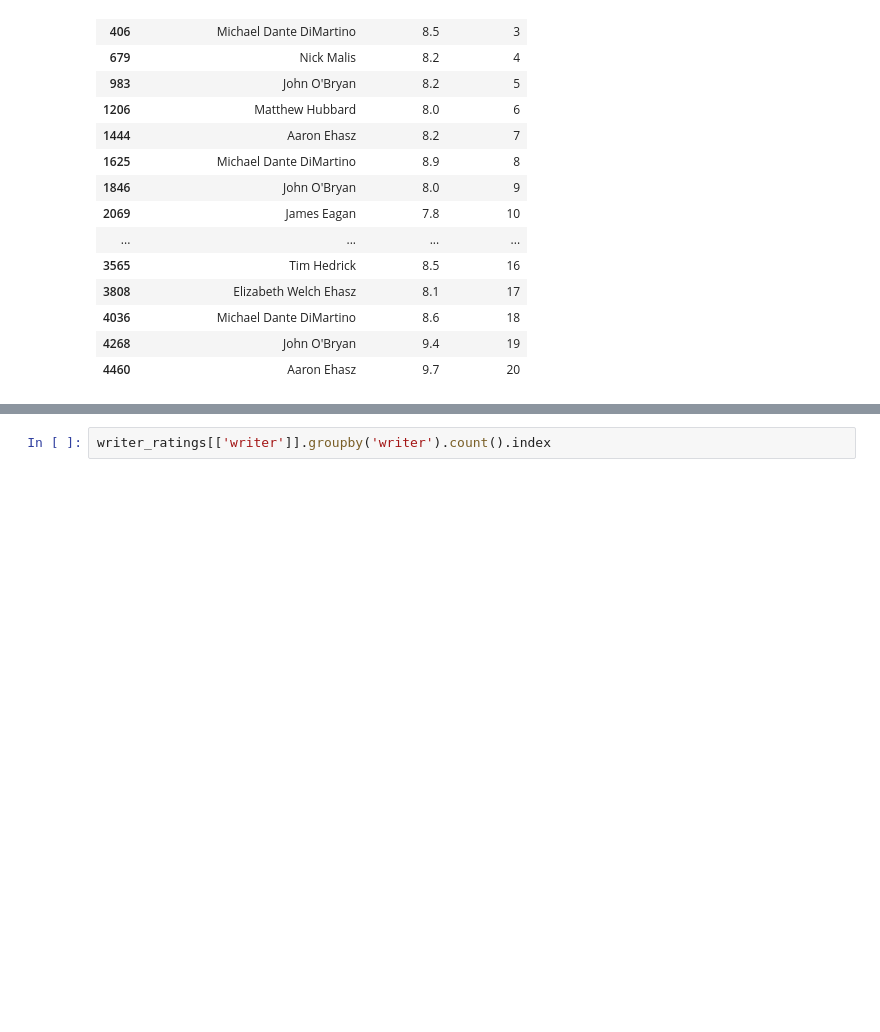
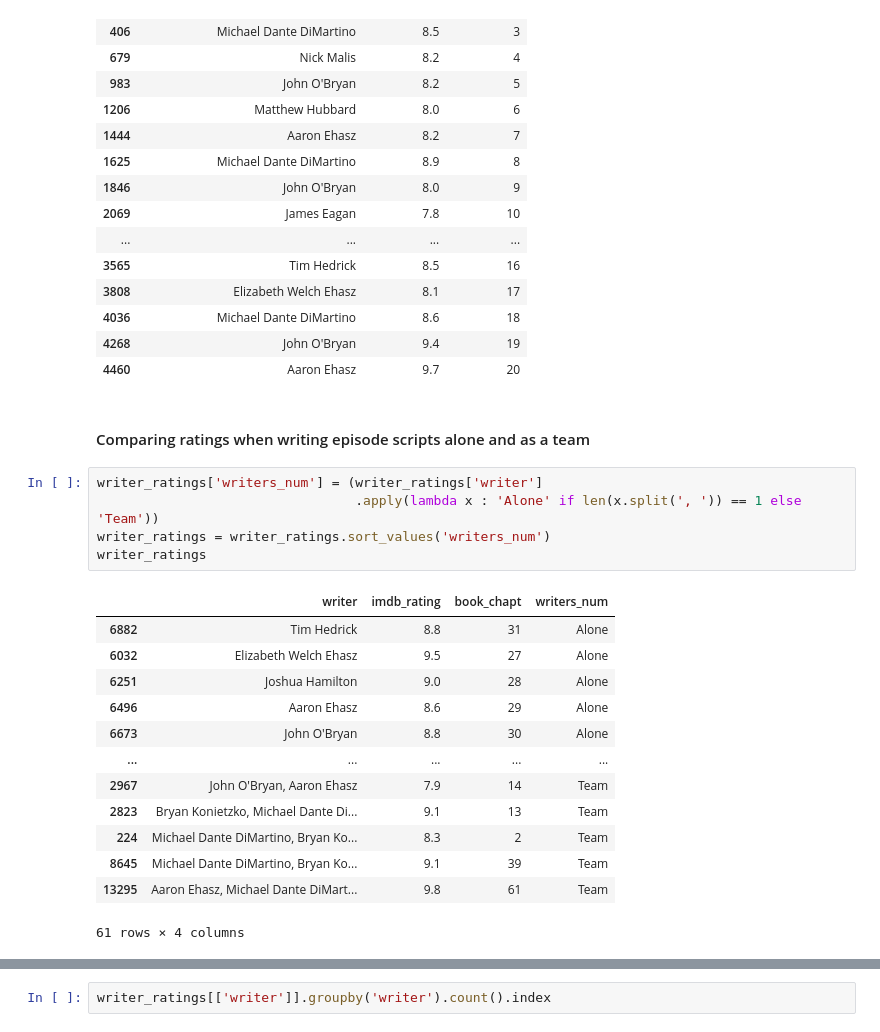
Before and after one commit to sgol11/avatar-analysis, a Jupyter notebook: avatar_analysis.ipynb, the cells around one changed output, grey strips where cells are left out. Cells and saved outputs as stored; diff of their text form; blank space fills up the shorter version.

```diff
--- a/avatar_analysis.ipynb
+++ b/avatar_analysis.ipynb
@@ -337,4 +337,25 @@ writer_ratings.head(20)
 | 4036 | Michael Dante DiMartino | 8.6 | 18 |
 | 4268 | John O'Bryan | 9.4 | 19 |
 | 4460 | Aaron Ehasz | 9.7 | 20 |
+# %% [markdown]
+<h4> Comparing ratings when writing episode scripts alone and as a team </h4>
+# %%
+writer_ratings['writers_num'] = (writer_ratings['writer']
+                                 .apply(lambda x : 'Alone' if len(x.split(', ')) == 1 else 'Team'))
+writer_ratings = writer_ratings.sort_values('writers_num')
+writer_ratings
+# %% [output]
+|  | writer | imdb_rating | book_chapt | writers_num |
+| 6882 | Tim Hedrick | 8.8 | 31 | Alone |
+| 6032 | Elizabeth Welch Ehasz | 9.5 | 27 | Alone |
+| 6251 | Joshua Hamilton | 9.0 | 28 | Alone |
+| 6496 | Aaron Ehasz | 8.6 | 29 | Alone |
+| 6673 | John O'Bryan | 8.8 | 30 | Alone |
+| ... | ... | ... | ... | ... |
+| 2967 | John O'Bryan, Aaron Ehasz | 7.9 | 14 | Team |
+| 2823 | Bryan Konietzko, Michael Dante Di... | 9.1 | 13 | Team |
+| 224 | Michael Dante DiMartino, Bryan Ko... | 8.3 | 2 | Team |
+| 8645 | Michael Dante DiMartino, Bryan Ko... | 9.1 | 39 | Team |
+| 13295 | Aaron Ehasz, Michael Dante DiMart... | 9.8 | 61 | Team |
+61 rows × 4 columns
 # %%
```
Also changed, not shown: parts of 12 cells of this notebook.
